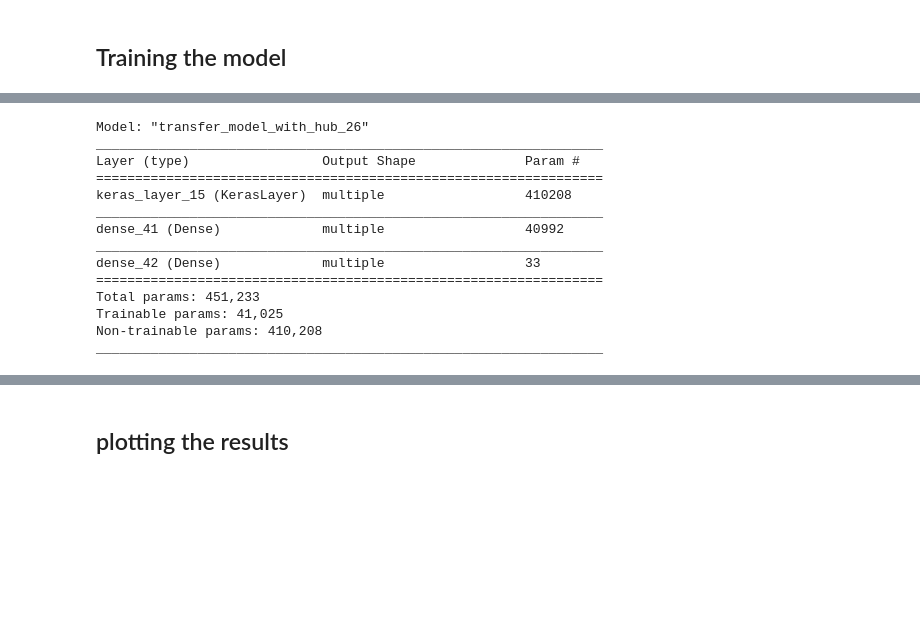
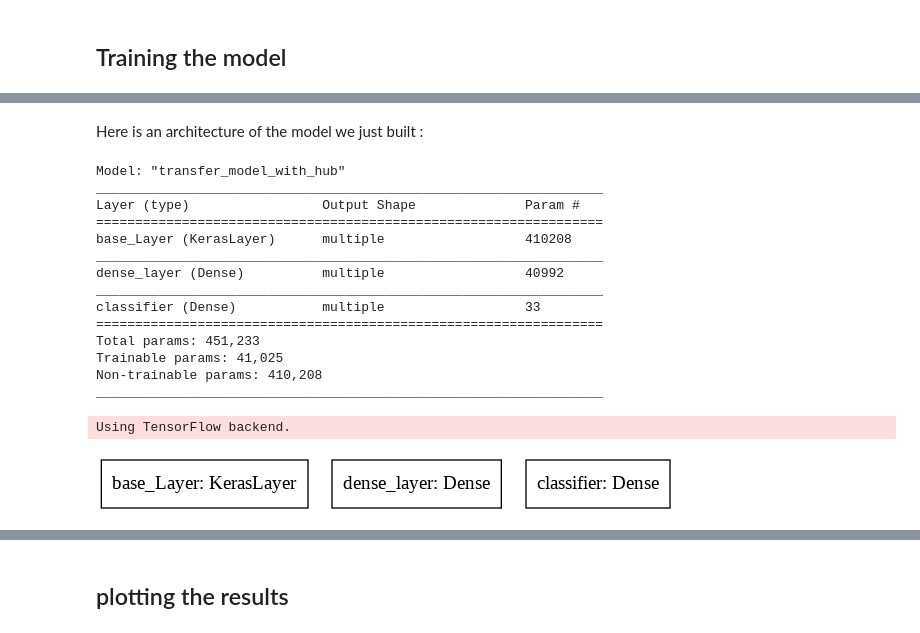
Before and after one commit to AlexandreJup/Transfer_learning, a Jupyter notebook: Transfer_learning_example.ipynb, the cells around one changed output, grey strips where cells are left out. Saved outputs shown, nothing was run; the diff lists cells and outputs as text; code cells hidden in the pictures; blank space fills up the shorter version.

```diff
--- a/Transfer_learning_example.ipynb
+++ b/Transfer_learning_example.ipynb
@@ -187,20 +210,27 @@ initial accuracy: 0.43
-# %%
-model.summary()
-# %% [output]
-Model: "transfer_model_with_hub_26"
-_________________________________________________________________
-Layer (type)                 Output Shape              Param #
-=================================================================
-keras_layer_15 (KerasLayer)  multiple                  410208
-_________________________________________________________________
-dense_41 (Dense)             multiple                  40992
-_________________________________________________________________
-dense_42 (Dense)             multiple                  33
-=================================================================
-Total params: 451,233
-Trainable params: 41,025
-Non-trainable params: 410,208
-_________________________________________________________________
+# %% [markdown]
+Here is an architecture of the model we just built :
+# %%
+model.summary()
+
+from keras.utils.vis_utils import plot_model
+plot_model(model, to_file='model_plot.png', show_layer_names=True)
+# %% [output]
+Model: "transfer_model_with_hub"
+_________________________________________________________________
+Layer (type)                 Output Shape              Param #
+=================================================================
+base_Layer (KerasLayer)      multiple                  410208
+_________________________________________________________________
+dense_layer (Dense)          multiple                  40992
+_________________________________________________________________
+classifier (Dense)           multiple                  33
+=================================================================
+Total params: 451,233
+Trainable params: 41,025
+Non-trainable params: 410,208
+_________________________________________________________________
+Using TensorFlow backend.
+[figure, added]
 # %%
 history = model.fit(train_batches,
                     epochs=epochs,
```
Also changed, not shown: parts of 11 cells of this notebook.
